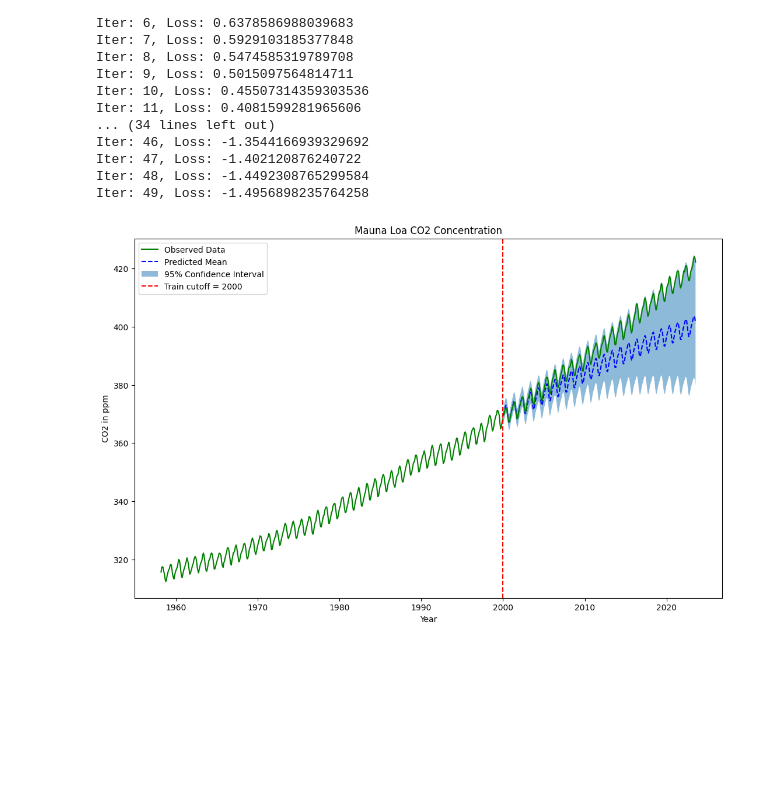
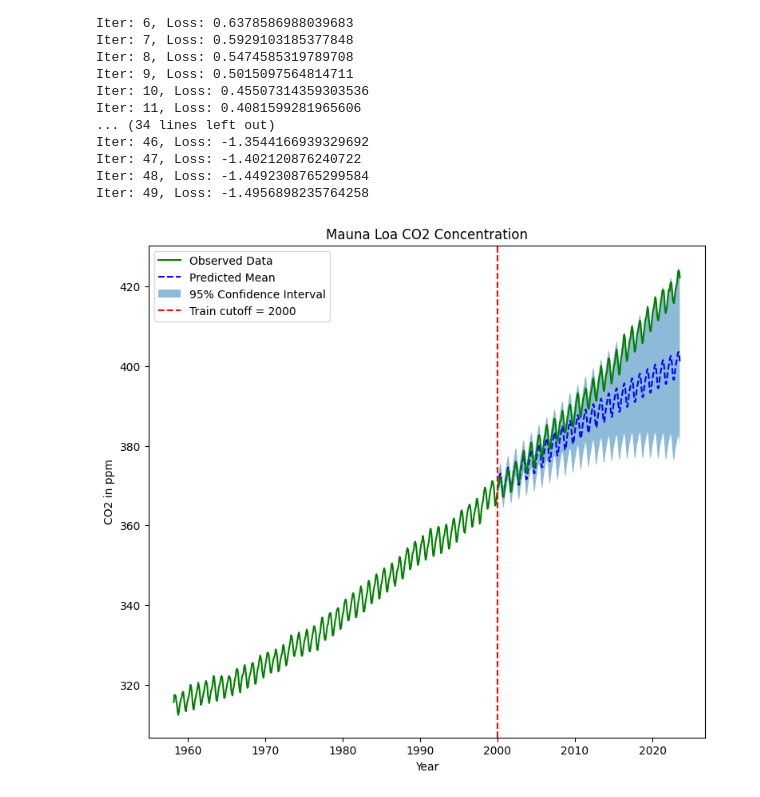
Before and after one commit to liamtoran/hello-gaussian-processes, a Jupyter notebook: GpytorchGPR.ipynb, the cells around one changed output. Cells and saved outputs as stored; diff of their text form; code cells hidden in the pictures; blank space fills up the shorter version.

```diff
--- a/GpytorchGPR.ipynb
+++ b/GpytorchGPR.ipynb
@@ -184,19 +188,19 @@ upper = upper * std_y + mean_y
 # %%
 with torch.no_grad():
    # Initialize plot
-   f, ax = plt.subplots(1, 1, figsize=(13, 8))
+   f, ax = plt.subplots(1, 1, figsize=(9, 8))
 
    # Plot training data as black stars
    ax.plot(train_x.cpu().numpy(), train_y.cpu().numpy(), 'g')
    # Plot predictive means as blue line
    ax.plot(test_x.cpu().numpy(), mean.cpu().numpy(), 'b', linestyle='dashed')
    # Shade between the lower and upper confidence bounds
    ax.fill_between(test_x.cpu().numpy(), lower.cpu().numpy(), upper.cpu().numpy(), alpha=0.5)
    ax.axvline(x=cutoff, color='r', linestyle='--')
    ax.plot(test_x.cpu().numpy(), test_y.cpu().numpy(), 'g')
    ax.legend(['Observed Data', 'Predicted Mean', '95% Confidence Interval',  f"Train cutoff = {cutoff}"])
    ax.set_title('Mauna Loa CO2 Concentration')
    ax.set_xlabel('Year')
    ax.set_ylabel('CO2 in ppm')
 # %% [output]
-[figure, old version]
+[figure, new version]
```
Also changed, not shown: parts of 1 cell of this notebook.
